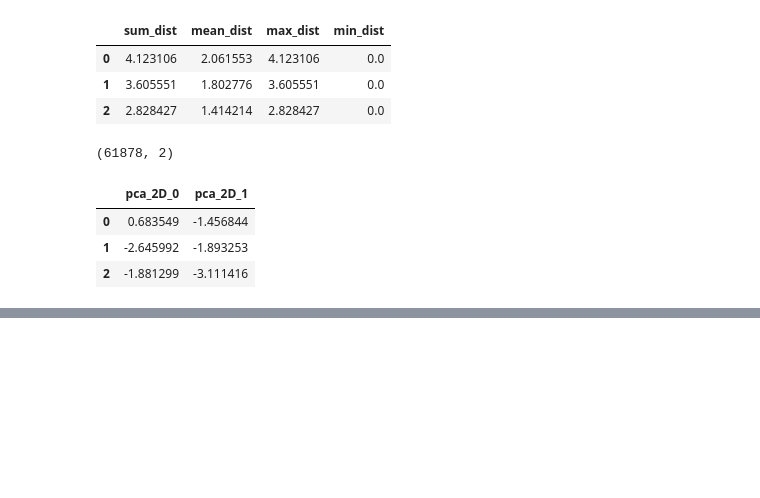
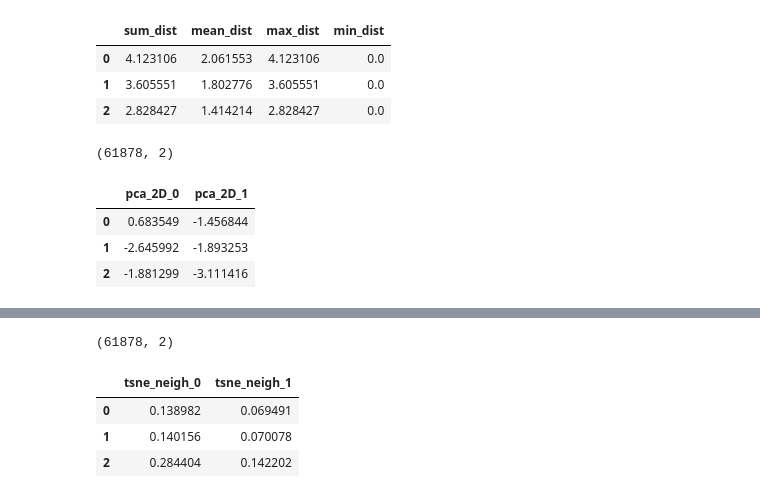
Before and after one commit to akiabe/kaggle_otto-group-product-classification, a Jupyter notebook: notebooks/prac_eda_and_modeling.ipynb, the cells around one changed output, grey strips where cells are left out. Saved outputs shown, nothing was run; the diff lists cells and outputs as text; code cells hidden in the pictures; blank space fills up the shorter version.

```diff
--- a/notebooks/prac_eda_and_modeling.ipynb
+++ b/notebooks/prac_eda_and_modeling.ipynb
@@ -132,0 +137,24 @@ print(X_3D_tsne.shape)
+# %%
+neigh_tsne = neighbors.NearestNeighbors(
+    n_neighbors=2,
+    n_jobs=-1,
+)
+neigh.fit(tsne_df)
+
+dists, _ = neigh.kneighbors(
+    X=tsne_df,
+    n_neighbors=2,
+)
+
+tsne_neigh_df = pd.DataFrame()
+tsne_neigh_df["tsne_neigh_0"] = dists.sum(axis=1)
+tsne_neigh_df["tsne_neigh_1"] = dists.mean(axis=1)
+
+print(tsne_neigh_df.shape)
+tsne_neigh_df.head(3)
+# %% [output]
+(61878, 2)
+|  | tsne_neigh_0 | tsne_neigh_1 |
+| 0 | 0.138982 | 0.069491 |
+| 1 | 0.140156 | 0.070078 |
+| 2 | 0.284404 | 0.142202 |
```
Also changed, not shown: parts of 7 cells of this notebook.
